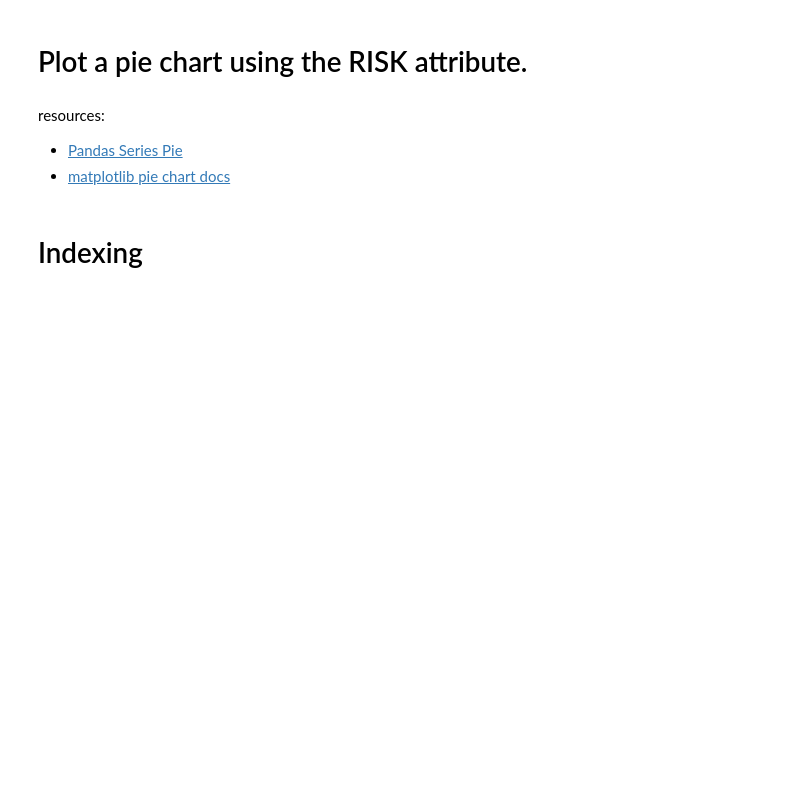
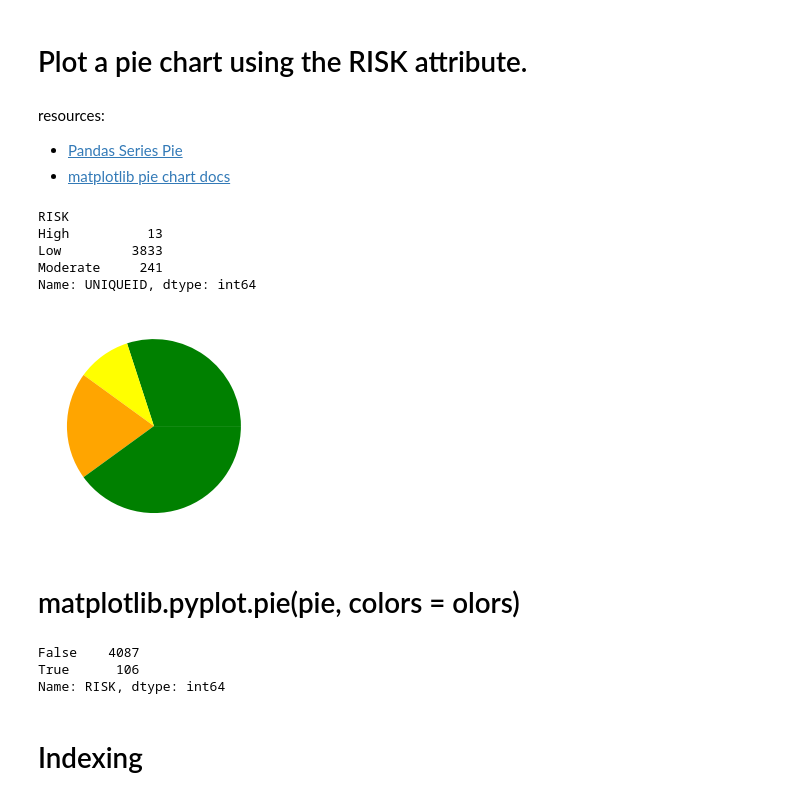
Before and after one commit to malbt/DataEngineering.Labs.CityOfNewarkDETreeSurvey, a Jupyter notebook: newark_de_tree_survey.ipynb, the cells around one changed output. Drawn from its saved outputs; the diff is of its cells as text; code cells hidden in the pictures; blank space fills up the shorter version.

```diff
--- a/newark_de_tree_survey.ipynb
+++ b/newark_de_tree_survey.ipynb
@@ -183,6 +224,14 @@ resources:
 # %%
 # How can we determine all of the possible values describing the RISK associated with each tree
 # along with the corresponding row counts?
+risk = df_lab.groupby('RISK').count()['UNIQUEID']
+risk
+# %% [output]
+RISK
+High          13
+Low         3833
+Moderate     241
+Name: UNIQUEID, dtype: int64
 # %%
 # Create an array containing the colors green, yellow, and orange
 # When we create our pie chart, the colors should be associated with the attributes according to the specifications below:
@@ -194,5 +242,27 @@ resources:
+# %%
+# Plot the pie chart here
+from matplotlib import pyplot as plt
+
+labels = 'Low', 'Moderate', 'High'
+sizes = [120,40,80,160]
+colors = ['GREEN','YELLOW','ORANGE']
+#explode = (0.1, 0, 0, 0)
+plt.pie(sizes, colors=colors)
+#plt.axis('equal')(,labels=labels, explode=explode,, shadow=True, startangle=140)
+plt.show()
+# %% [output]
+[figure, added]
+# %% [markdown]
+# matplotlib.pyplot.pie(pie, colors = olors)
 # %%
 # How many entries have missing values for the RISK attribute? Why are these values missing?
+
+# How many entries have missing values for the RISK attribute? Why are these values missing?
+df_lab['RISK'].isnull().value_counts()
+# %% [output]
+False    4087
+True      106
+Name: RISK, dtype: int64
 # %% [markdown]
 # Indexing
 # %%
```
Also changed, not shown: parts of 18 cells of this notebook.
